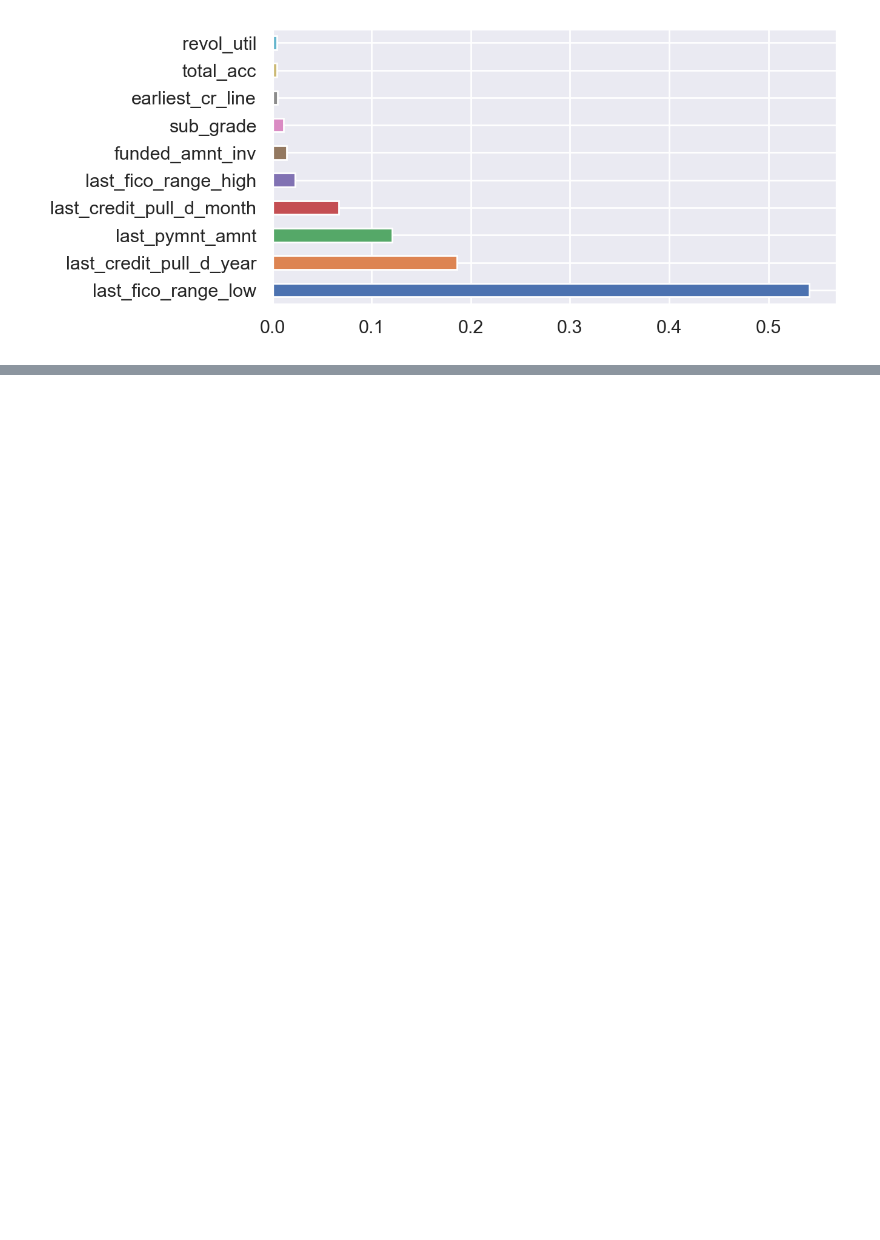
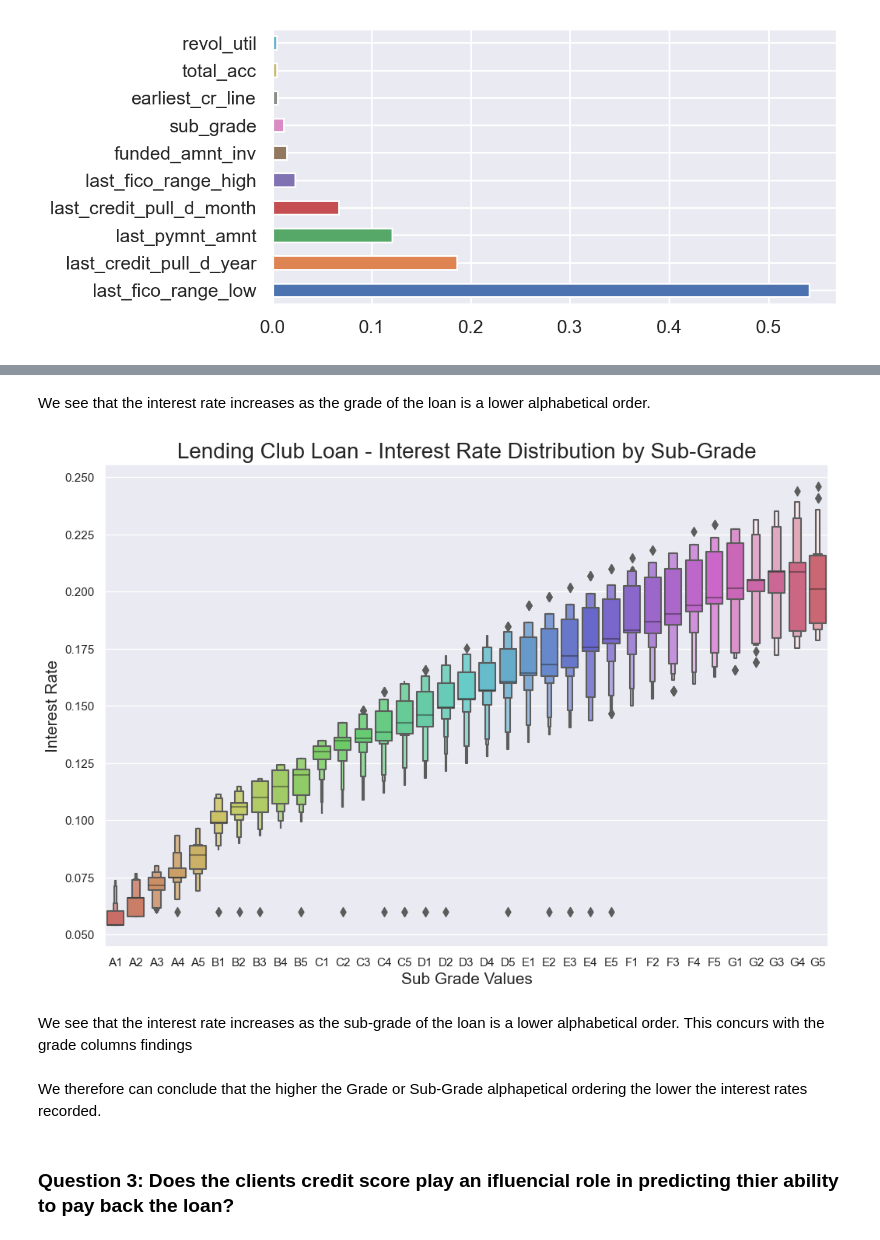
Before and after one commit to 786country/lending_club, a Jupyter notebook: lending_club.ipynb, the cells around one changed output, grey strips where cells are left out. Cells and saved outputs as stored; diff of their text form; code cells hidden in the pictures; blank space fills up the shorter version.

```diff
--- a/lending_club.ipynb
+++ b/lending_club.ipynb
@@ -932,0 +948,25 @@ dtype: float64
+# %% [markdown]
+We see that the interest rate increases as the grade of the loan is a lower alphabetical order.
+# %%
+order_sub = df_grade.groupby("sub_grade")['int_rate'].count().index
+
+plt.figure(figsize=(12,8))
+
+plt.subplot(111)
+g2 = sns.boxenplot(x="sub_grade", y="int_rate", data=df_grade,
+                   palette="hls", order=order_sub)
+g2.set_xlabel("Sub Grade Values", fontsize=15)
+g2.set_ylabel("Interest Rate", fontsize=15)
+g2.set_title("Lending Club Loan - Interest Rate Distribution by Sub-Grade", fontsize=20)
+
+plt.subplots_adjust(hspace = 0.4,top = 0.9)
+
+plt.show()
+# %% [output]
+[figure, added]
+# %% [markdown]
+We see that the interest rate increases as the sub-grade of the loan is a lower alphabetical order. This concurs with the grade columns findings
+# %% [markdown]
+We therefore can conclude that the higher the Grade or Sub-Grade alphapetical ordering the lower the interest rates recorded.
+# %% [markdown]
+### Question 3: Does the clients credit score play an ifluencial role in predicting thier ability to pay back the loan?
```
Also changed, not shown: parts of 38 cells of this notebook, 1 other file.
